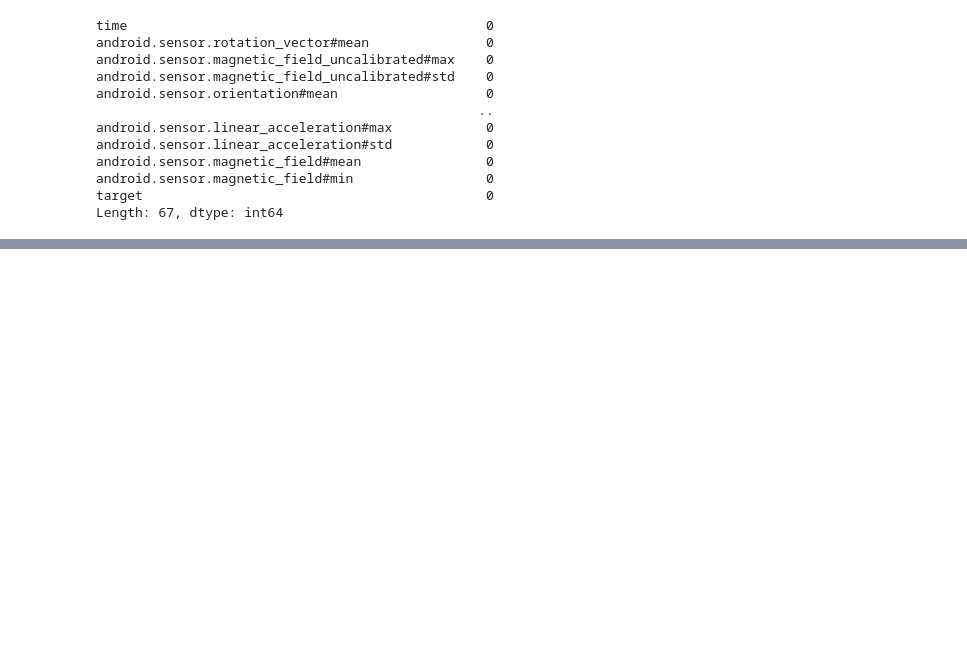
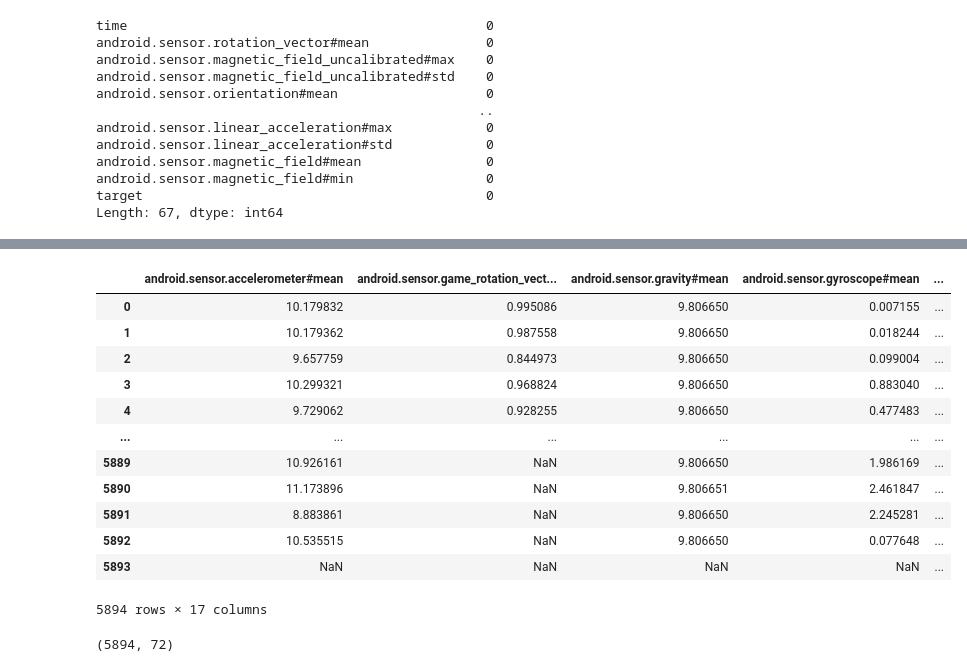
Before and after one commit to sardorick/BW-2-Fitness-ML, a Jupyter notebook: testing_with_split.ipynb, the cells around one changed output, grey strips where cells are left out. Cells and saved outputs as stored; diff of their text form; code cells hidden in the pictures; blank space fills up the shorter version.

```diff
--- a/testing_with_split.ipynb
+++ b/testing_with_split.ipynb
@@ -217,0 +257,22 @@ results_ord.style.bar(subset=['Accuracy', 'Bal Acc.'], vmin=0, vmax=100, color='
+# %%
+means = fdfm.copy()
+means = means.iloc[:, 6::4]
+means
+# %% [output]
+|  | android.sensor.accelerometer#mean | android.sensor.game_rotation_vect... | android.sensor.gravity#mean | android.sensor.gyroscope#mean | ... |
+| 0 | 10.179832 | 0.995086 | 9.806650 | 0.007155 | ... |
+| 1 | 10.179362 | 0.987558 | 9.806650 | 0.018244 | ... |
+| 2 | 9.657759 | 0.844973 | 9.806650 | 0.099004 | ... |
+| 3 | 10.299321 | 0.968824 | 9.806650 | 0.883040 | ... |
+| 4 | 9.729062 | 0.928255 | 9.806650 | 0.477483 | ... |
+| ... | ... | ... | ... | ... | ... |
+| 5889 | 10.926161 | NaN | 9.806650 | 1.986169 | ... |
+| 5890 | 11.173896 | NaN | 9.806651 | 2.461847 | ... |
+| 5891 | 8.883861 | NaN | 9.806650 | 2.245281 | ... |
+| 5892 | 10.535515 | NaN | 9.806650 | 0.077648 | ... |
+| 5893 | NaN | NaN | NaN | NaN | ... |
+5894 rows × 17 columns
+# %%
+fdfm.shape
+# %% [output]
+(5894, 72)
```
Also changed, not shown: parts of 25 cells of this notebook.
